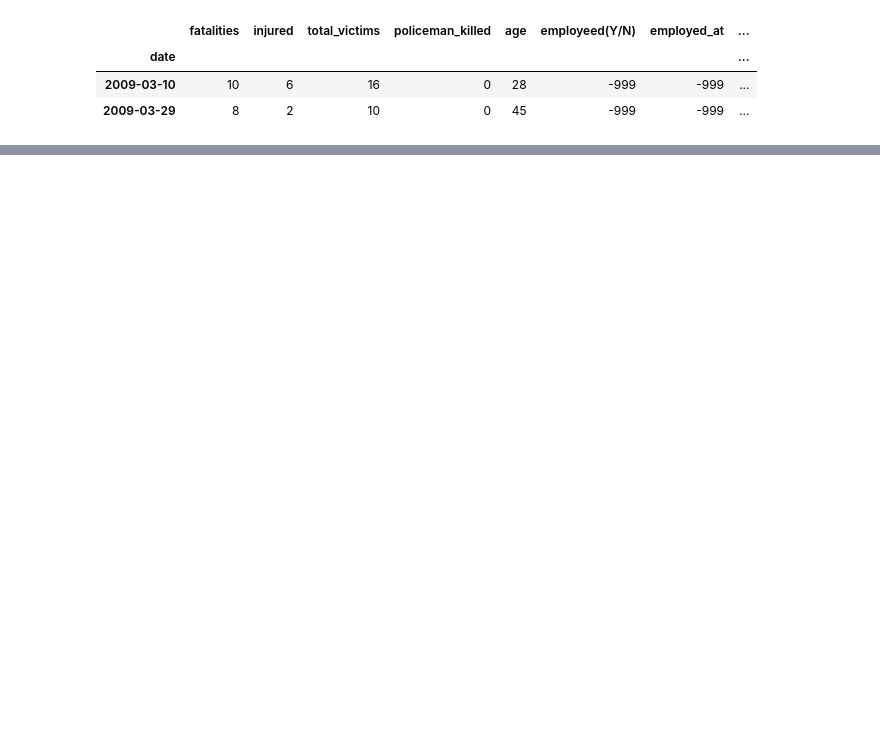
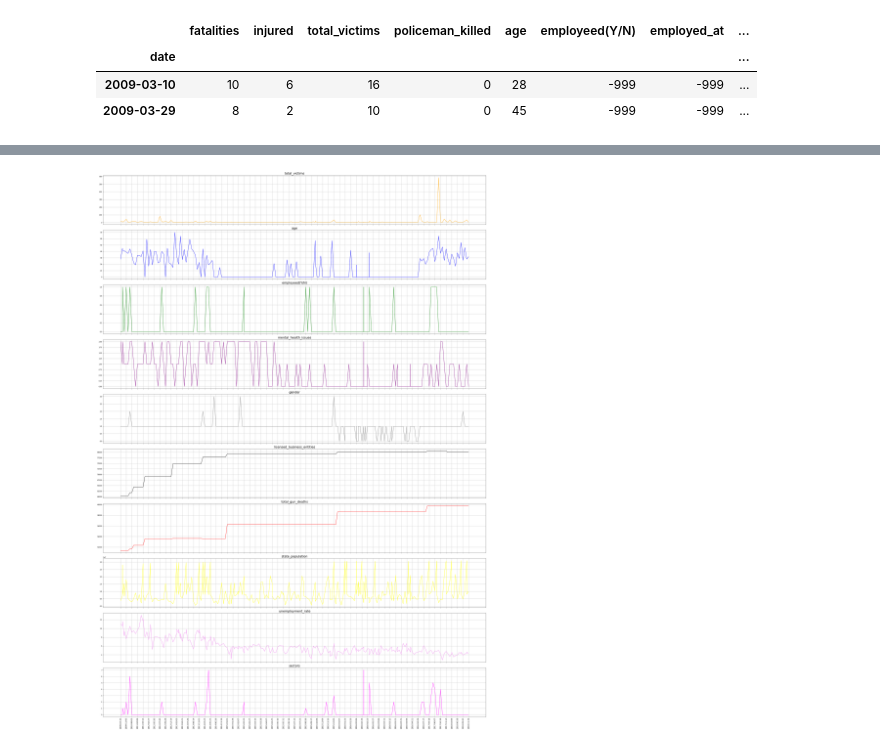
Before and after one commit to BinhKieu82/Springboard_Capstone2, a Jupyter notebook: notebooks/03_exploratory_data_analysis.ipynb, the cells around one changed output, grey strips where cells are left out. Saved outputs shown, nothing was run; the diff lists cells and outputs as text; code cells hidden in the pictures; blank space fills up the shorter version.

```diff
--- a/notebooks/03_exploratory_data_analysis.ipynb
+++ b/notebooks/03_exploratory_data_analysis.ipynb
@@ -17,4 +28,4 @@ import scipy
 # %%
-mass_shooting = pd.read_csv('../data/Clean_data/MassShooting2009_2019_final.csv',index_col='date')
+mass_shooting = pd.read_csv('../data/Clean_data/MassShooting2009_2018_final.csv',index_col='date')
 # %% [markdown]
 ### 3.2 Exploring data
@@ -119,0 +140,7 @@ memory usage: 40.0+ KB
+# %%
+mass_shooting['date'] = pd.to_datetime(mass_shooting.index)
+# %%
+mass_shooting['total_victims_log'] =  np.log10(mass_shooting['total_victims'])
+# %%
+df = mass_shooting.drop(['date','fatalities', 'injured','policeman_killed','total_victims_log','employed_at',
+  'population','state_labor_force','state', 'total_licensees ','total_children_teen_gun_deaths','year'], axis=1)
@@ -119,0 +174,21 @@ memory usage: 40.0+ KB
+# %%
+fig, ax = plt.subplots(nrows=len(df.columns), ncols=1, sharex=True, figsize=(35,50))
+colors = ['orange', 'blue', 'green', 'purple', 'gray', 'black', 'red','yellow','violet','magenta']
+
+for i, val in enumerate(df.columns):
+  ax[i].plot(df.index, df[val], color=colors[i])
+  ax[i].set_title(val, fontsize=20)
+  ax[i].grid(True)
+
+N = 3  # 1 tick every 3
+xticks_pos = ax[0].get_xticks()
+xticks_labels = ax[0].get_xticklabels()
+myticks = [j for i,j in enumerate(xticks_pos) if not i%N]  # index of selected ticks
+newlabels = [label for i,label in enumerate(xticks_labels) if not i%N]
+plt.gca().set_xticks(myticks)
+plt.xticks(fontsize=12, rotation=90)
+
+plt.tight_layout(1.1)
+plt.show()
+# %% [output]
+[figure, added]
```
Also changed, not shown: parts of 25 cells of this notebook, 3 other files.
